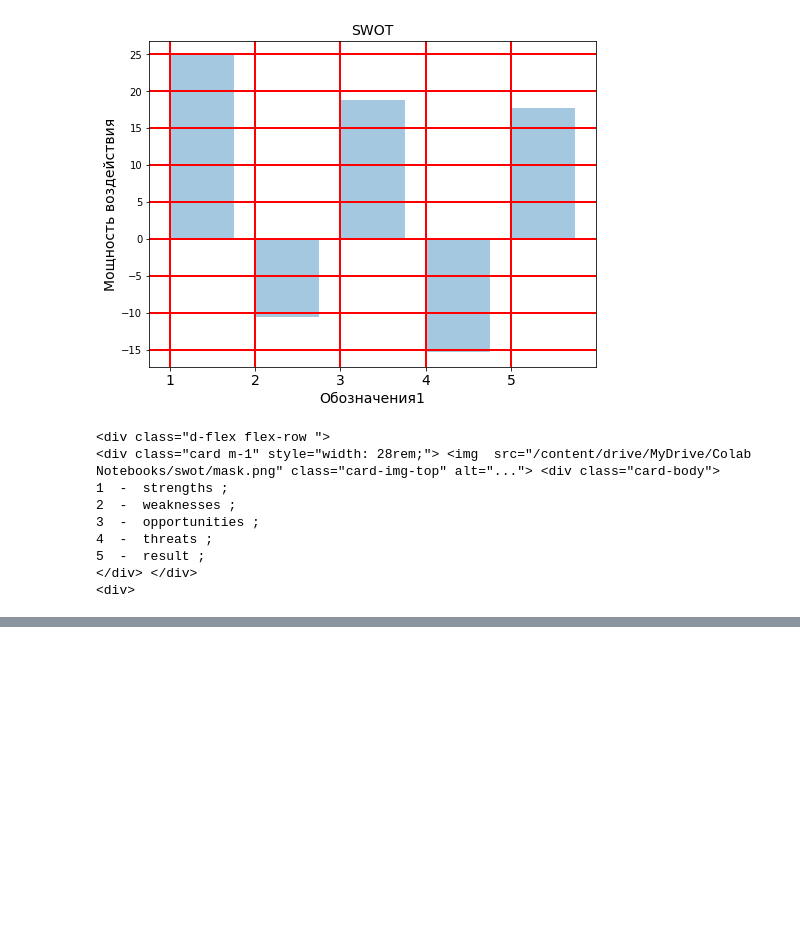
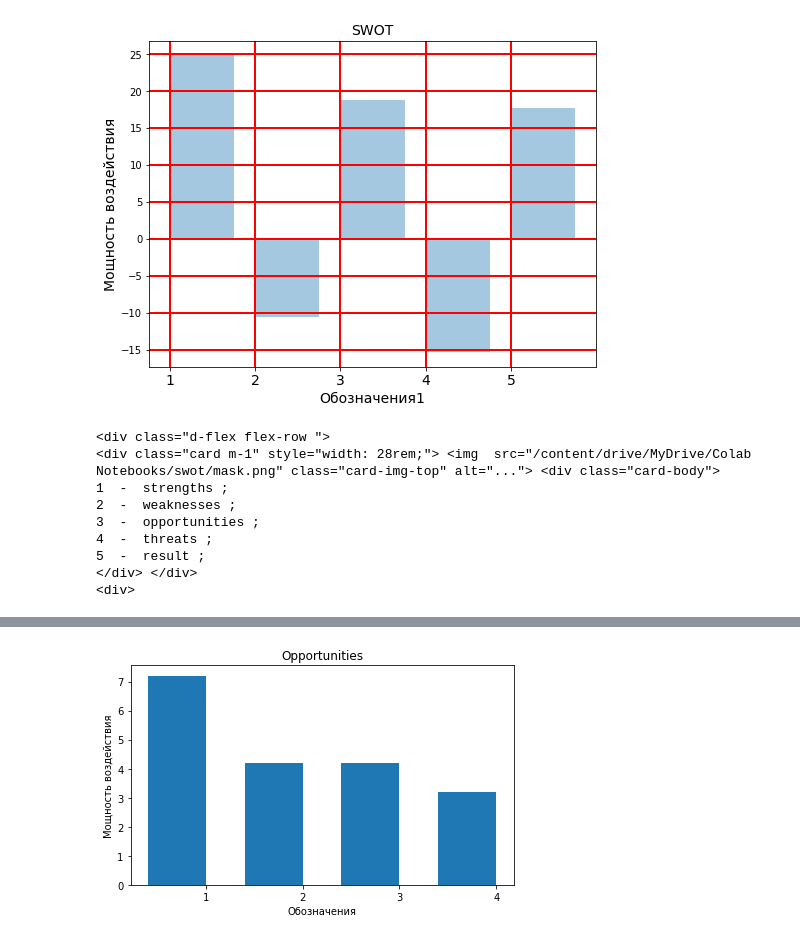
Before and after one commit to danila-228-sedov/Code-1, a Jupyter notebook: Untitled11.ipynb, the cells around one changed output, grey strips where cells are left out. Cells and saved outputs as stored; diff of their text form; code cells hidden in the pictures; blank space fills up the shorter version.

```diff
--- a/Untitled11.ipynb
+++ b/Untitled11.ipynb
@@ -249,0 +446,75 @@ Requirement already satisfied, skipping upgrade: pyasn1<0.5.0,>=0.4.6 in /usr/lo
+# %%
+import os
+import time
+from google.colab import auth
+auth.authenticate_user()
+!pip install --upgrade gspread
+import gspread
+from oauth2client.client import GoogleCredentials
+print('\nРаботаем с таблицей')
+%ll -lAF /content/drive/MyDrive/Colab Notebooks/swot
+gs = gspread.authorize(GoogleCredentials.get_application_default())
+os.stat('/content/drive/MyDrive/Colab Notebooks/swot/Новая таблица.gsheet')
+table = gs.open_by_key('18rmuOa50v0Pbc8nlXRWXmvmBgVltt5aLGLl9Qr-5aX8')
+print(dir(table))
+worksheet = table.worksheet('list4')
+rows = worksheet.get_all_values()
+name = list()
+actions = list()
+importance = list()
+probability = list()
+power = list()
+power_sh = list()
+power_raw = list()
+i=0
+for row in rows:
+  if(i>0):
+    print (i, row)
+    name.append(row[0])
+    importance.append(int(row[2]))
+    probability.append(float(row[3]))
+    power.append(int(row[2])*float(row[3]))
+    power_raw = list()
+    power_raw.append(int(row[2])*float(row[3]))
+    power_sh.append(power_raw)
+  i+=1
+print(power_sh)
+worksheet.update('E2:E10', power_sh)
+result = sum(power)
+worksheet.update('G3','Суммарная power:')
+worksheet.update('H3',result)
+print('Суммарная Power Opportunities составляет:', result)
+#Диаграмма strengths
+import matplotlib
+import matplotlib.pyplot as plt
+import numpy as np
+#лист line через цикл/для подсчёта кол-ва пуктов=>cтолбцов диаграммы
+i=0
+line= list()
+cols=worksheet.col_values(1)
+for col in cols:
+  if (i>0):
+    line.append(i)
+  i+=1
+
+powers = power
+x = np.arange(len(line))  # the label locations
+width = 0.6  # the width of the bars
+fig, ax = plt.subplots()
+rects1 = ax.bar(x - width/2, powers, width)
+a=worksheet.col_values(1)
+ax.set_ylabel('Мощность воздействия')
+ax.set_title('Opportunities')
+ax.set_xlabel('Обозначения')
+ax.set_xticks(x)
+ax.set_xticklabels(line)
+fig.tight_layout()
+plt.show()
+k=0
+#вывод пунктов из name в цикле(подпись диаграммы)
+for col in cols:
+  if(k>0):
+    print (k,'- ', col)
+  k+=1
+!date
+# %% [output]
@@ -249,0 +538 @@ Requirement already satisfied, skipping upgrade: pyasn1<0.5.0,>=0.4.6 in /usr/lo
+[figure, added]
```
Also changed, not shown: parts of 4 cells of this notebook.
